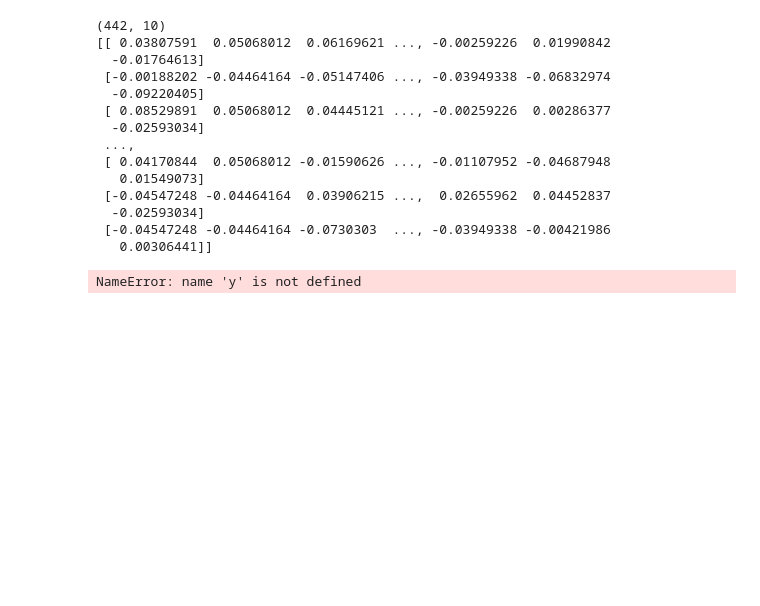
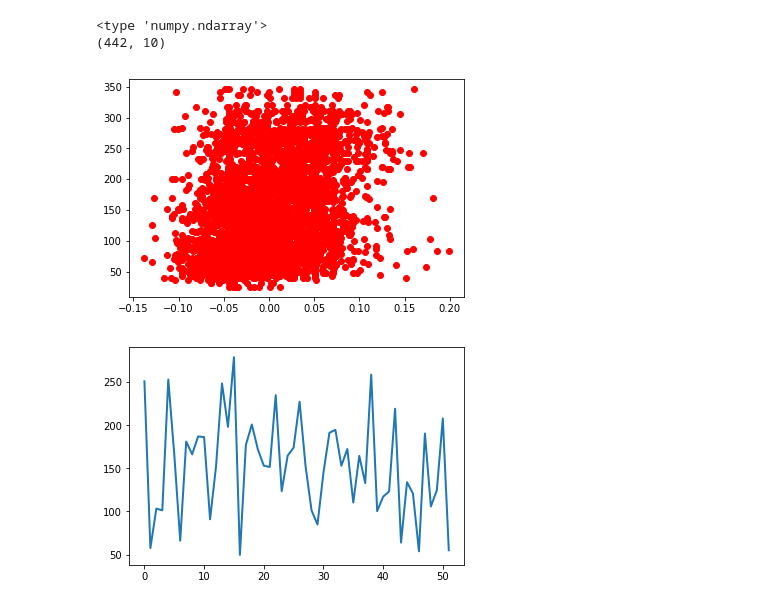
Before and after one commit to bhattarvy/practise-ML, a Jupyter notebook: Untitled.ipynb, the cells around one changed output. Cells and saved outputs as stored; diff of their text form; code cells hidden in the pictures; blank space fills up the shorter version.

```diff
--- a/Untitled.ipynb
+++ b/Untitled.ipynb
@@ -9,32 +9,15 @@ from sklearn.metrics import mean_squared_error, r2_score
 # %%
 X=diab['data']
 
-type(X)
+print(type(X))
 print(X.shape)
 
 Y=diab['target']
-
-
-X.shape
-print(X)
-plt.scatter(X[:,6
-             ],y,color='black')
 # %% [output]
+<type 'numpy.ndarray'>
 (442, 10)
-[[ 0.03807591  0.05068012  0.06169621 ..., -0.00259226  0.01990842
-  -0.01764613]
- [-0.00188202 -0.04464164 -0.05147406 ..., -0.03949338 -0.06832974
-  -0.09220405]
- [ 0.08529891  0.05068012  0.04445121 ..., -0.00259226  0.00286377
-  -0.02593034]
- ...,
- [ 0.04170844  0.05068012 -0.01590626 ..., -0.01107952 -0.04687948
-   0.01549073]
- [-0.04547248 -0.04464164  0.03906215 ...,  0.02655962  0.04452837
-  -0.02593034]
- [-0.04547248 -0.04464164 -0.0730303  ..., -0.03949338 -0.00421986
-   0.00306441]]
-NameError: name 'y' is not defined
+[figure, added]
+[figure, added]
 # %%
 x=X[0:390,1:]
 y=Y[:390]
```
Also changed, not shown: parts of 1 cell of this notebook.
